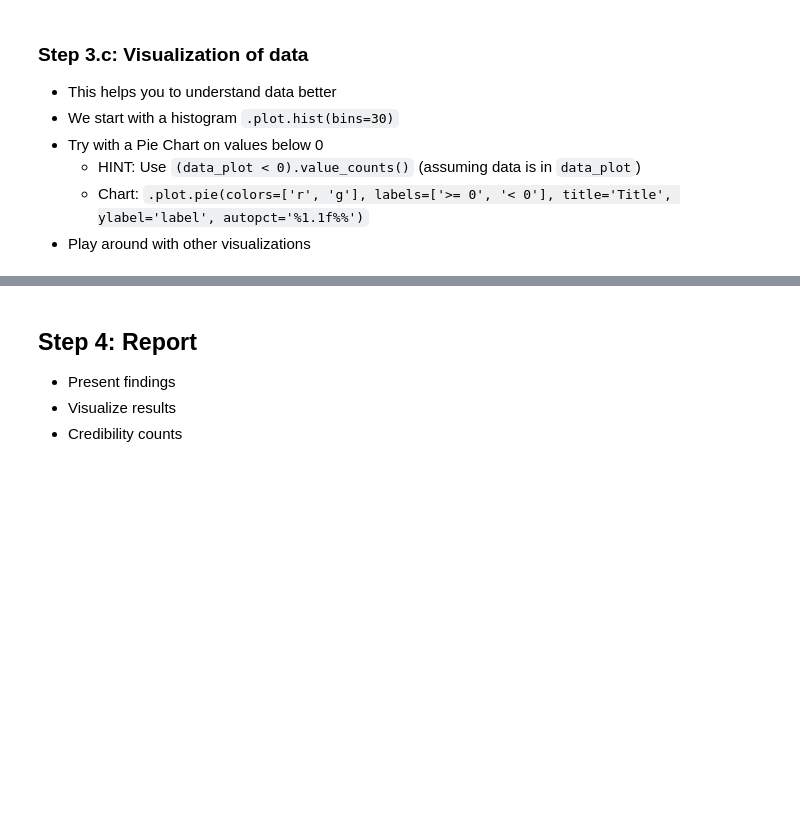
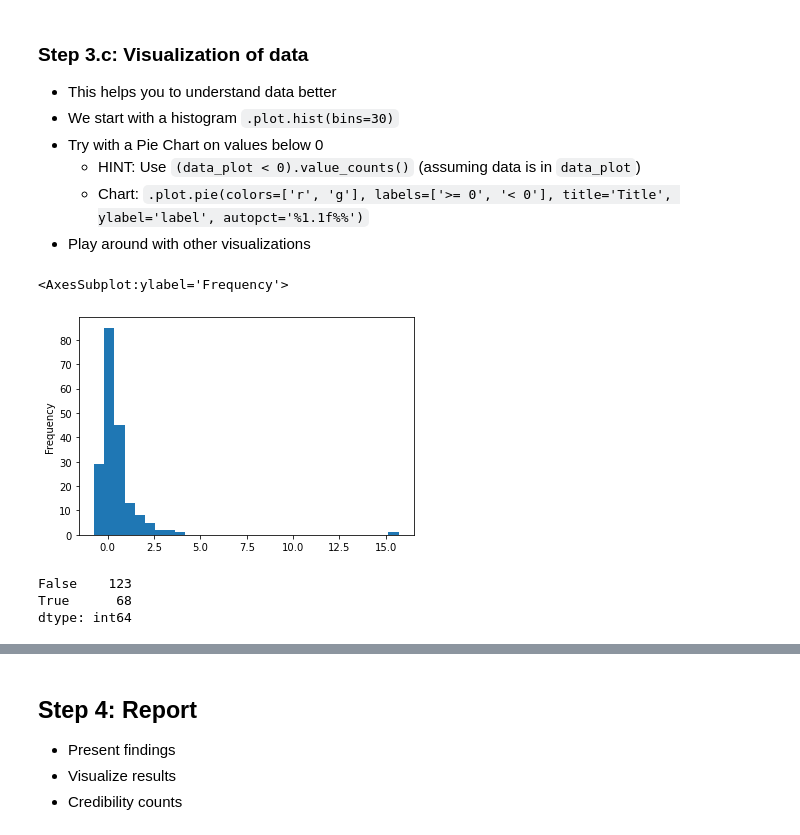
Before and after one commit to ad3rinto/data-science-rune, a Jupyter notebook: 01 - Project - CO2 Per Capita.ipynb, the cells around one changed output, grey strips where cells are left out. Cells and saved outputs as stored; diff of their text form; code cells hidden in the pictures; blank space fills up the shorter version.

````diff
--- a/01 - Project - CO2 Per Capita.ipynb
+++ b/01 - Project - CO2 Per Capita.ipynb
@@ -55,3 +131,5 @@
 - Use ```.dropna(axis='columns')``` to remove columns with missing data
 - Check how may columns are left
     - HINT: apply ```len(...)``` on the DataFrame columns
+# %%
+cleaned_data = data.dropna(axis="columns")
@@ -70,3 +171,6 @@
 ### Step 3.b: Describe the data
 - A great way to understand data is to apply ```.describe()```
 - How does this help you to understand data?
+# %%
+data_plot =((cleaned_data.loc[2018] - cleaned_data.loc[1998]) /cleaned_data.loc[1998])
+data_plot.describe()
@@ -78,3 +192,15 @@
     - HINT: Use ```(data_plot < 0).value_counts()``` (assuming data is in ```data_plot```)
     - Chart: ```.plot.pie(colors=['r', 'g'], labels=['>= 0', '< 0'], title='Title', ylabel='label', autopct='%1.1f%%')```
 - Play around with other visualizations
+# %%
+data_plot.plot.hist(bins=30)
+# %% [output]
+<AxesSubplot:ylabel='Frequency'>
+[figure, added]
+# %%
+data_ploter = (data_plot < 0).value_counts()
+data_ploter
+# %% [output]
+False    123
+True      68
+dtype: int64
````
Also changed, not shown: parts of 12 cells of this notebook.
